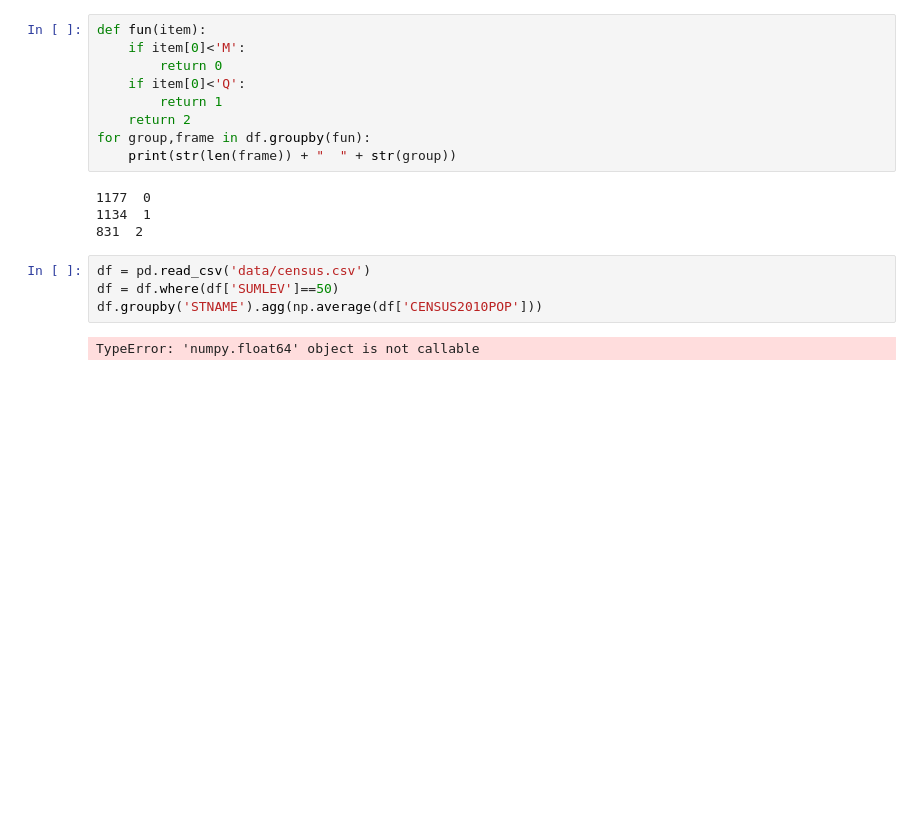
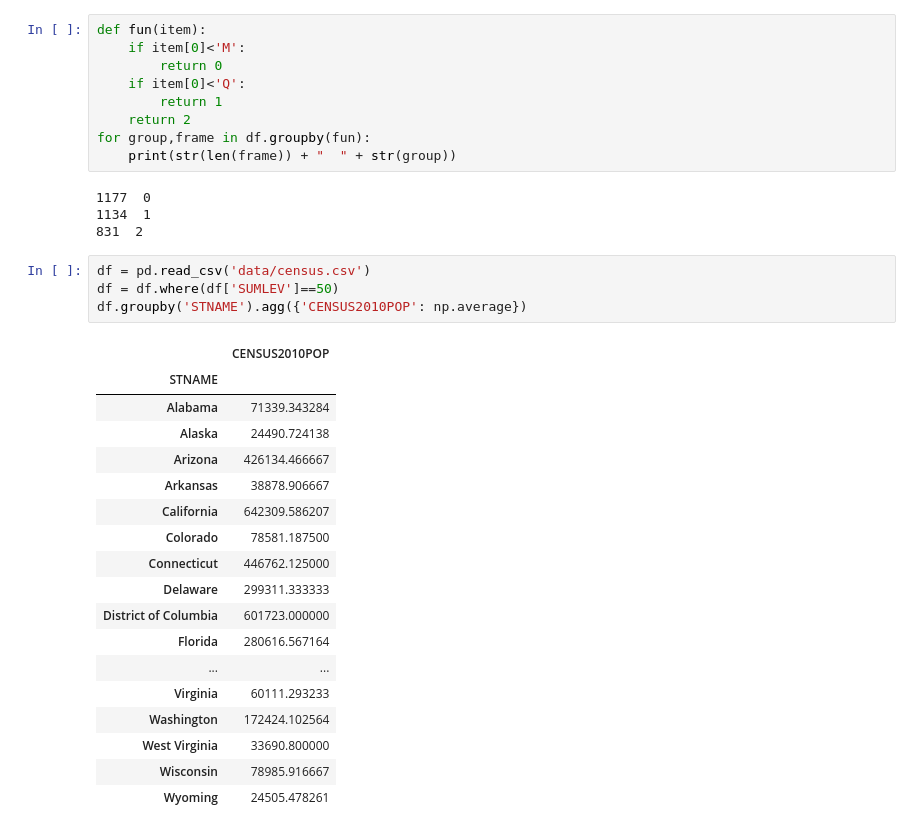
Before and after one commit to b117014/Python_programm, a Jupyter notebook: data-science/pandas/Series/pandas-2.ipynb, the cells around one changed output. Saved outputs shown, nothing was run; the diff lists cells and outputs as text; blank space fills up the shorter version.

```diff
--- a/data-science/pandas/Series/pandas-2.ipynb
+++ b/data-science/pandas/Series/pandas-2.ipynb
@@ -455,6 +455,23 @@ for group,frame in df.groupby(fun):
 # %%
 df = pd.read_csv('data/census.csv')
 df = df.where(df['SUMLEV']==50)
-df.groupby('STNAME').agg(np.average(df['CENSUS2010POP']))
+df.groupby('STNAME').agg({'CENSUS2010POP': np.average})
 # %% [output]
-TypeError: 'numpy.float64' object is not callable
+|  | CENSUS2010POP |
+| STNAME |  |
+| Alabama | 71339.343284 |
+| Alaska | 24490.724138 |
+| Arizona | 426134.466667 |
+| Arkansas | 38878.906667 |
+| California | 642309.586207 |
+| Colorado | 78581.187500 |
+| Connecticut | 446762.125000 |
+| Delaware | 299311.333333 |
+| District of Columbia | 601723.000000 |
+| Florida | 280616.567164 |
+| ... | ... |
+| Virginia | 60111.293233 |
+| Washington | 172424.102564 |
+| West Virginia | 33690.800000 |
+| Wisconsin | 78985.916667 |
+| Wyoming | 24505.478261 |
```
Also changed, not shown: parts of 2 cells of this notebook.
